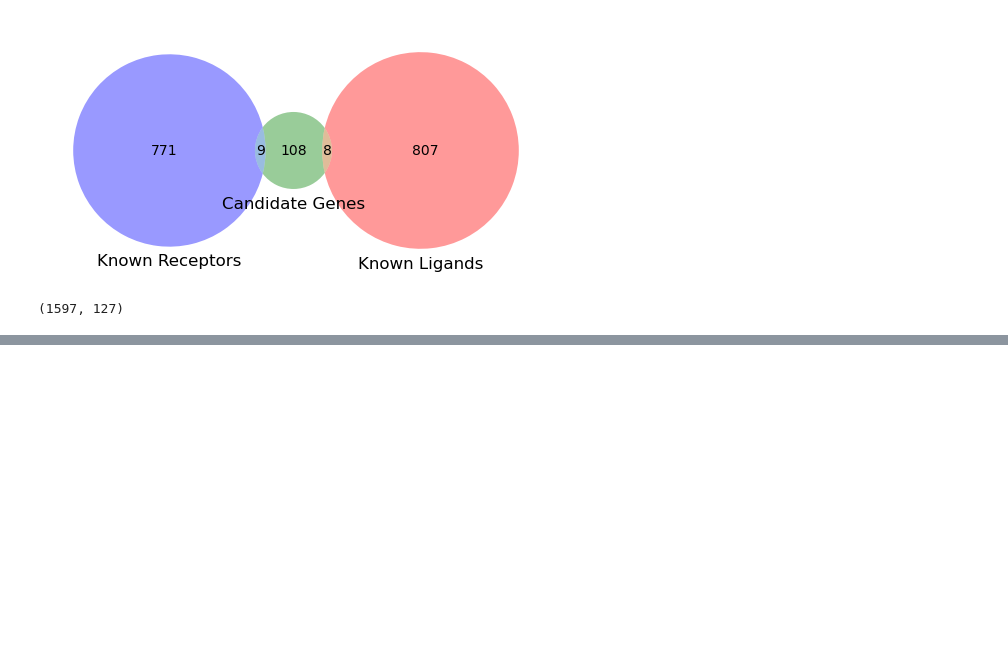
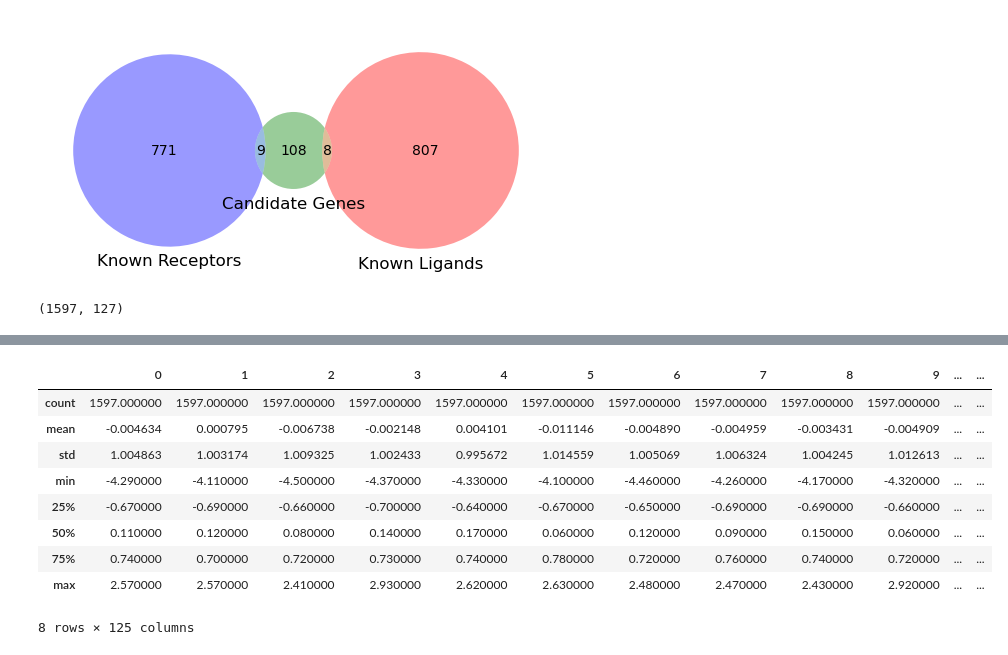
Before and after one commit to MihirBafna/clarify, a Jupyter notebook: development.ipynb, the cells around one changed output, grey strips where cells are left out. Cells and saved outputs as stored; diff of their text form; code cells hidden in the pictures; blank space fills up the shorter version.

```diff
--- a/development.ipynb
+++ b/development.ipynb
@@ -37,0 +77,13 @@ np.load("./out/preprocessing_output/celllevel_features.npy").shape
+# %%
+df.describe()
+# %% [output]
+|  | 0 | 1 | 2 | 3 | 4 | 5 | 6 | 7 | 8 | 9 | ... | ... |
+| count | 1597.000000 | 1597.000000 | 1597.000000 | 1597.000000 | 1597.000000 | 1597.000000 | 1597.000000 | 1597.000000 | 1597.000000 | 1597.000000 | ... | ... |
+| mean | -0.004634 | 0.000795 | -0.006738 | -0.002148 | 0.004101 | -0.011146 | -0.004890 | -0.004959 | -0.003431 | -0.004909 | ... | ... |
+| std | 1.004863 | 1.003174 | 1.009325 | 1.002433 | 0.995672 | 1.014559 | 1.005069 | 1.006324 | 1.004245 | 1.012613 | ... | ... |
+| min | -4.290000 | -4.110000 | -4.500000 | -4.370000 | -4.330000 | -4.100000 | -4.460000 | -4.260000 | -4.170000 | -4.320000 | ... | ... |
+| 25% | -0.670000 | -0.690000 | -0.660000 | -0.700000 | -0.640000 | -0.670000 | -0.650000 | -0.690000 | -0.690000 | -0.660000 | ... | ... |
+| 50% | 0.110000 | 0.120000 | 0.080000 | 0.140000 | 0.170000 | 0.060000 | 0.120000 | 0.090000 | 0.150000 | 0.060000 | ... | ... |
+| 75% | 0.740000 | 0.700000 | 0.720000 | 0.730000 | 0.740000 | 0.780000 | 0.720000 | 0.760000 | 0.740000 | 0.720000 | ... | ... |
+| max | 2.570000 | 2.570000 | 2.410000 | 2.930000 | 2.620000 | 2.630000 | 2.480000 | 2.470000 | 2.430000 | 2.920000 | ... | ... |
+8 rows × 125 columns
```
Also changed, not shown: parts of 5 cells of this notebook, 5 other files.
